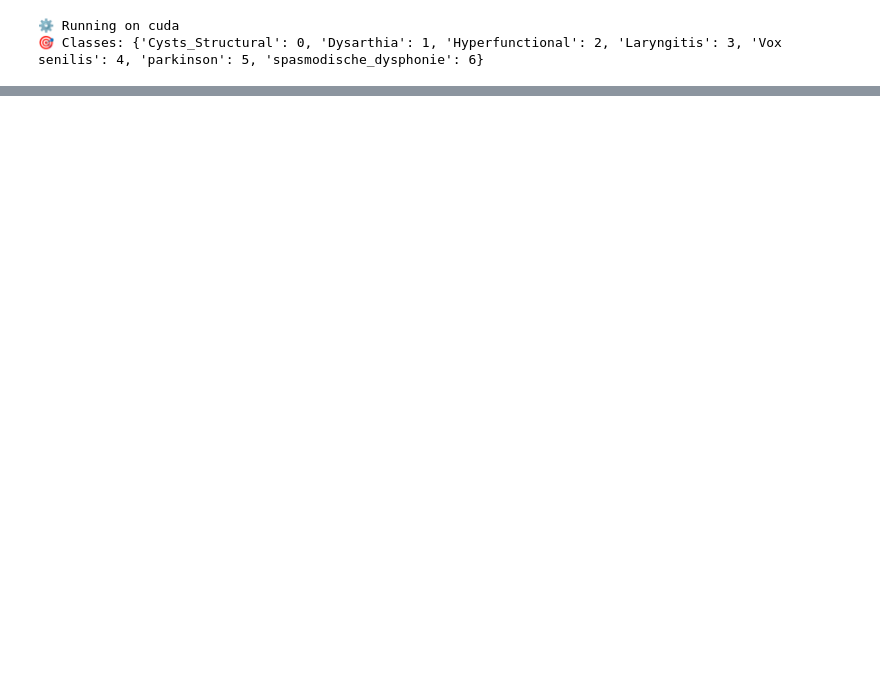
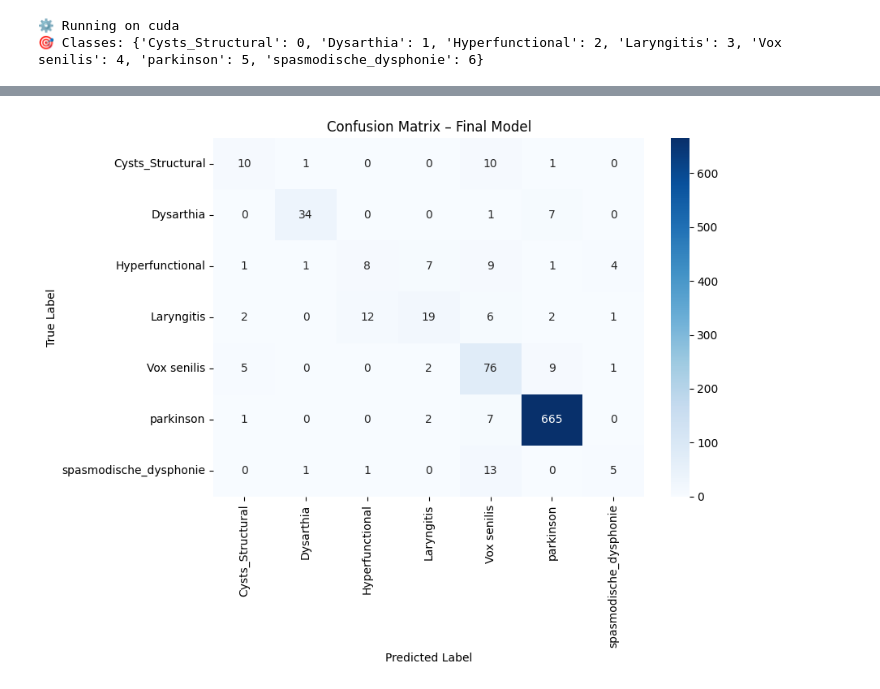
Before and after one commit to Sree14hari/Mel-SFM-Fusion, a Jupyter notebook: Train.ipynb, the cells around one changed output, grey strips where cells are left out. Saved outputs shown, nothing was run; the diff lists cells and outputs as text; code cells hidden in the pictures; blank space fills up the shorter version.

```diff
--- a/Train.ipynb
+++ b/Train.ipynb
@@ -315,0 +1109,10 @@ plt.show()
+# %%
+# ===== UPDATE CONFIG FOR FINAL RETRAIN =====
+CONFIG.update({
+    "d_model": 128,
+    "nhead": 8,
+    "epochs": 25,
+    "lr": 3e-5
+})
+
+print("✅ Updated CONFIG for final retraining")
@@ -315,0 +1288,86 @@ plt.show()
+# %%
+# ================= FINAL TEST CELL =================
+import torch
+import numpy as np
+import matplotlib.pyplot as plt
+import seaborn as sns
+from sklearn.metrics import classification_report, confusion_matrix
+
+def test_final_model():
+    print("\n🧪 Loading TEST dataset...")
+    test_ds = DualStreamDataset("test")
+    test_loader = DataLoader(
+        test_ds,
+        batch_size=CONFIG["batch_size"],
+        shuffle=False,
+        collate_fn=collate_fn
+    )
+
+    print("📦 Loading FINAL model checkpoint...")
+    checkpoint = torch.load(
+        "best_model_final.pth",
+        map_location=CONFIG["device"],
+        weights_only=False   # PyTorch 2.6+
+    )
+
+    model = DualStreamTransformer(len(CLASSES)).to(CONFIG["device"])
+    model.load_state_dict(checkpoint["model_state"])
+    model.eval()
+
+    all_preds = []
+    all_labels = []
+
+    print("🔍 Running inference...")
+    with torch.no_grad():
+        for ssl, sfm, mask, labels in test_loader:
+            ssl, sfm, mask = (
+                ssl.to(CONFIG["device"]),
+                sfm.to(CONFIG["device"]),
+                mask.to(CONFIG["device"])
+            )
+
+            logits, _ = model(ssl, sfm, mask)
+            preds = logits.argmax(dim=1).cpu().numpy()
+
+            all_preds.extend(preds)
+            all_labels.extend(labels.numpy())
+
+    all_preds = np.array(all_preds)
+    all_labels = np.array(all_labels)
+
+    # ---------- METRICS ----------
+    acc = (all_preds == all_labels).mean() * 100
+    print(f"\n✅ Test Accuracy: {acc:.2f}%\n")
+
+    print("📊 Classification Report:\n")
+    print(classification_report(
+        all_labels,
+        all_preds,
+        target_names=CLASSES,
+        digits=4
+    ))
+
+    # ---------- CONFUSION MATRIX ----------
+    cm = confusion_matrix(all_labels, all_preds)
+
+    plt.figure(figsize=(9, 7))
+    sns.heatmap(
+        cm,
+        annot=True,
+        fmt="d",
+        cmap="Blues",
+        xticklabels=CLASSES,
+        yticklabels=CLASSES
+    )
+    plt.xlabel("Predicted Label")
+    plt.ylabel("True Label")
+    plt.title("Confusion Matrix – Final Model")
+    plt.tight_layout()
+    plt.show()
+
+    return acc, cm
+
+
+# ================= RUN =================
+final_test_acc, final_test_cm = test_final_model()
+# %% [output]
@@ -315,0 +1391 @@ plt.show()
+[figure, added]
```
Also changed, not shown: parts of 11 cells of this notebook, 1 other file.
